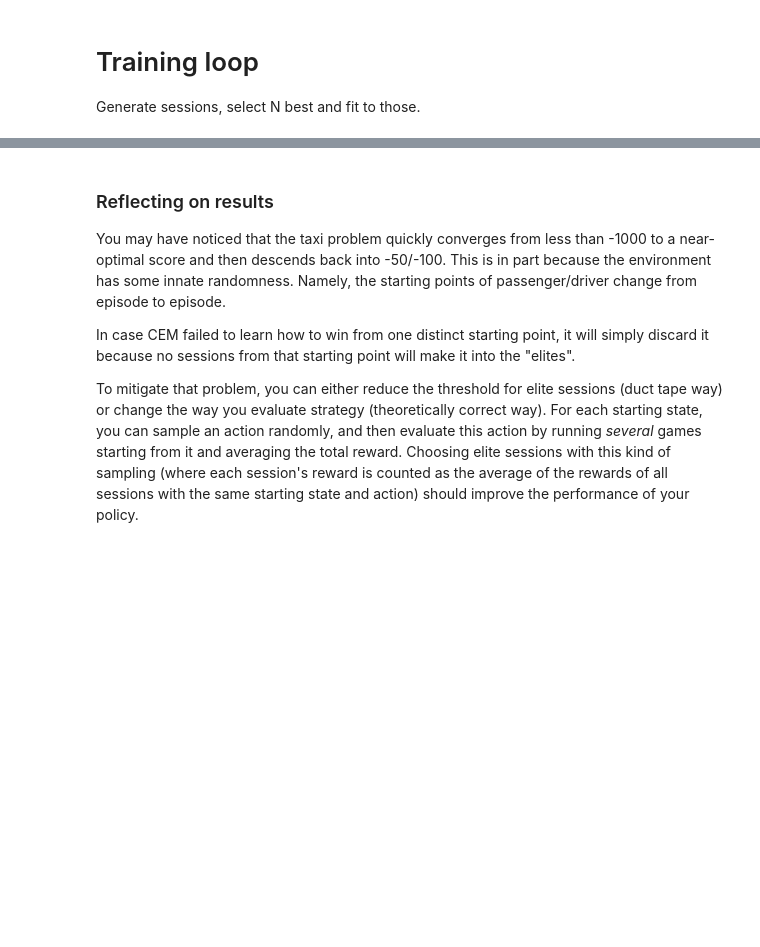
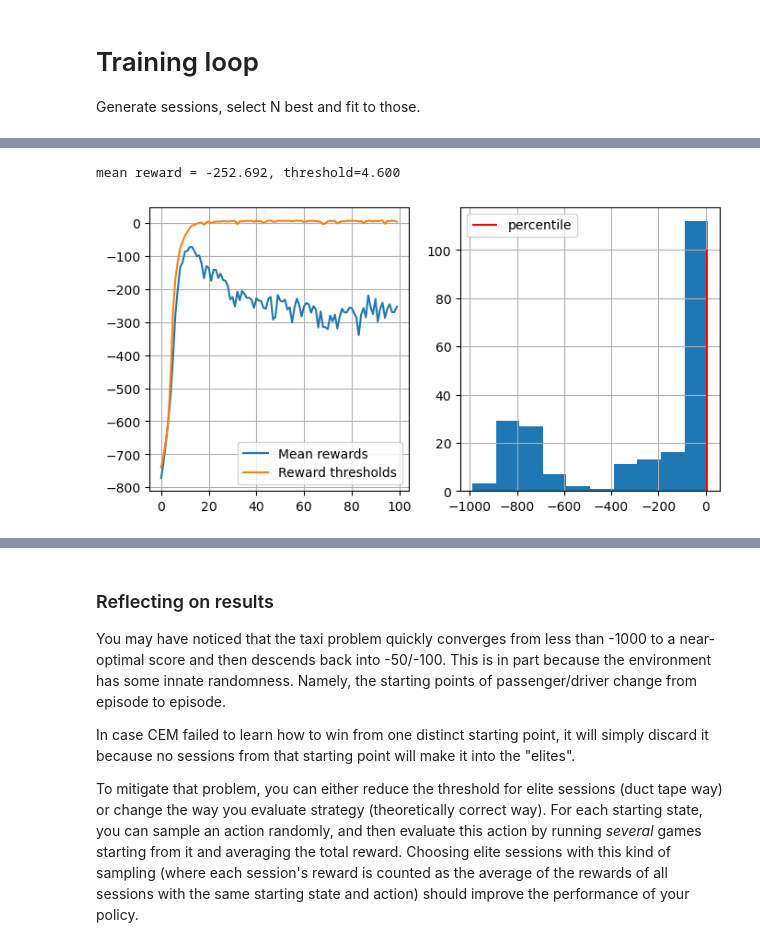
Before and after one commit to Arkadiy-Vladimirov/Practical_RL, a Jupyter notebook: week01_intro/crossentropy_method.ipynb, the cells around one changed output, grey strips where cells are left out. Saved outputs shown, nothing was run; the diff lists cells and outputs as text; code cells hidden in the pictures; blank space fills up the shorter version.

```diff
--- a/week01_intro/crossentropy_method.ipynb
+++ b/week01_intro/crossentropy_method.ipynb
@@ -314,0 +324,6 @@ mean reward = -88.884, threshold=5.000
+# %%
+# slightly increase percentile in order to get less randomness in elites choice
+train_session(250, 70, 0.5)
+# %% [output]
+mean reward = -252.692, threshold=4.600
+[figure, added]
```
Also changed, not shown: parts of 11 cells of this notebook, 1 other file.
